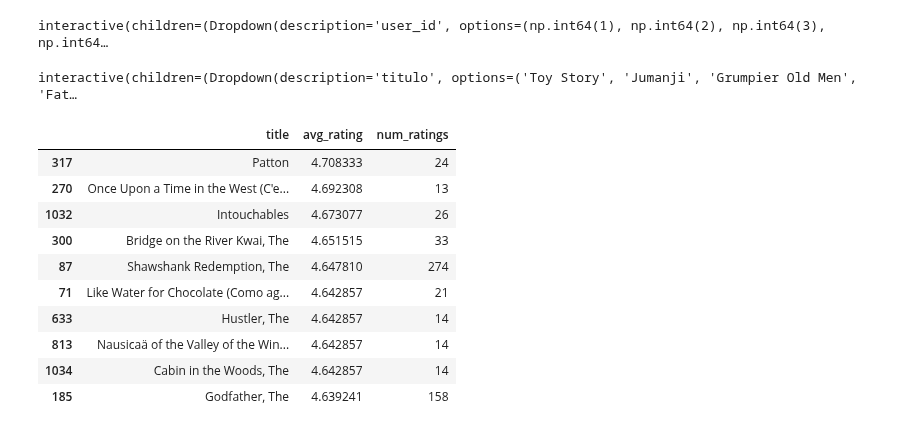
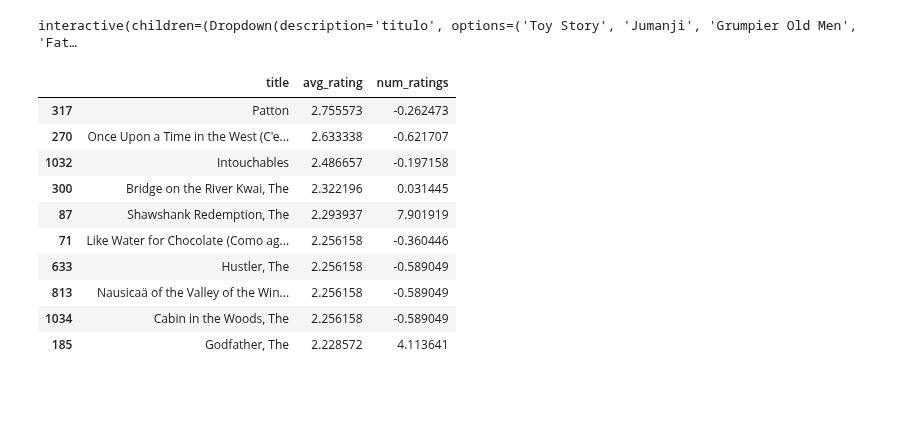
Before and after one commit to ValentinaJimenezTorres/A3_marketing, a Jupyter notebook: c_modelos.ipynb, the cells around one changed output. Cells and saved outputs as stored; diff of their text form; code cells hidden in the pictures; blank space fills up the shorter version.

Commit message:
se actualiza archivo b_exploracion_limpieza y se modifica archivo c_modelos

```diff
--- a/c_modelos.ipynb
+++ b/c_modelos.ipynb
@@ -103,0 +13,18 @@ interactive(children=(Dropdown(description='movie', options=('Toy Story', 'Juman
+# %%
+############################################
+### 2. CARGAR DATOS PREPROCESADOS
+#############################################
+
+# Montar Google Drive
+drive.mount('/content/drive')
+
+# Asegurarse que la carpeta 'salidas' existe en Google Drive
+output_path = '/content/drive/My Drive/cod/A3_marketing/salidas'  # Ajusta esta ruta a la ubicación de tu carpeta
+os.makedirs(output_path, exist_ok=True)
+
+# Cargar datos preprocesados desde Google Drive
+df_scaled = joblib.load(f"{output_path}/df_scaled.joblib")
+
+# Cargar ratings si no los tienes cargados
+ratings_path = '/content/drive/My Drive/cod/A3_marketing/data/ratings.csv'  # Ajusta esta ruta a la ubicación de tu archivo ratings.csv
+ratings = pd.read_csv(ratings_path)
@@ -161,31 +73 @@ def recomendar_por_usuario(user_id, n_recomendaciones=10):
-# %%
-# Crear matriz usuario × película
-ratings_matrix = ratings.pivot_table(index='userId', columns='movieId', values='rating').fillna(0)
-
-# Calcular similitud entre usuarios
-user_similarity = cosine_similarity(ratings_matrix)
-user_similarity_df = pd.DataFrame(user_similarity, index=ratings_matrix.index, columns=ratings_matrix.index)
-
-# Función de recomendación
-def recomendar_por_usuario(user_id):
-    # Películas que ya vio el usuario
-    peliculas_vistas = ratings_matrix.loc[user_id]
-    no_vistas = peliculas_vistas[peliculas_vistas == 0].index
-
-    # Similaridad con otros usuarios
-    similares = user_similarity_df[user_id].drop(user_id)  # excluirse a sí mismo
-
-    # Calcular puntaje ponderado por similitud solo para películas no vistas
-    ponderado = ratings_matrix.loc[similares.index, no_vistas].T.dot(similares)
-    recomendaciones = ponderado.sort_values(ascending=False).head(10)
-
-    # Mostrar títulos
-    return df_peliculas[df_peliculas['movieId'].isin(recomendaciones.index)][['movieId', 'title']].drop_duplicates()
-
-# Interfaz interactiva
-@interact
-def recomendaciones_interactivas(user_id=sorted(ratings['userId'].unique())):
-    display(recomendar_por_usuario(user_id))
-# %% [output]
-interactive(children=(Dropdown(description='user_id', options=(np.int64(1), np.int64(2), np.int64(3), np.int64…
 # %%
@@ -220,24 +100,24 @@ def ver_recomendaciones_contenido(titulo=list(pelicula_dict.keys())):
 # %% [output]
 interactive(children=(Dropdown(description='titulo', options=('Toy Story', 'Jumanji', 'Grumpier Old Men', 'Fat…
 # %%
-#####################################################################
-### 6. SISTEMA DE POPULARIDAD (RECOMENDACIÓN BÁSICA)
-#####################################################################
+#############################################
+### 6. SISTEMA DE POPULARIDAD
+#############################################
+
 def recomendar_populares(df, top_n=10):
     populares = df.sort_values(by=["avg_rating", "num_ratings"], ascending=False)
     return populares[["title", "avg_rating", "num_ratings"]].head(top_n)
 
-# Top 10 peliculas
-recomendar_populares(df_peliculas)
+recomendar_populares(df_scaled)
 # %% [output]
 |  | title | avg_rating | num_ratings |
-| 317 | Patton | 4.708333 | 24 |
-| 270 | Once Upon a Time in the West (C'e... | 4.692308 | 13 |
-| 1032 | Intouchables | 4.673077 | 26 |
-| 300 | Bridge on the River Kwai, The | 4.651515 | 33 |
-| 87 | Shawshank Redemption, The | 4.647810 | 274 |
-| 71 | Like Water for Chocolate (Como ag... | 4.642857 | 21 |
-| 633 | Hustler, The | 4.642857 | 14 |
-| 813 | Nausicaä of the Valley of the Win... | 4.642857 | 14 |
-| 1034 | Cabin in the Woods, The | 4.642857 | 14 |
-| 185 | Godfather, The | 4.639241 | 158 |
+| 317 | Patton | 2.755573 | -0.262473 |
+| 270 | Once Upon a Time in the West (C'e... | 2.633338 | -0.621707 |
+| 1032 | Intouchables | 2.486657 | -0.197158 |
+| 300 | Bridge on the River Kwai, The | 2.322196 | 0.031445 |
+| 87 | Shawshank Redemption, The | 2.293937 | 7.901919 |
+| 71 | Like Water for Chocolate (Como ag... | 2.256158 | -0.360446 |
+| 633 | Hustler, The | 2.256158 | -0.589049 |
+| 813 | Nausicaä of the Valley of the Win... | 2.256158 | -0.589049 |
+| 1034 | Cabin in the Woods, The | 2.256158 | -0.589049 |
+| 185 | Godfather, The | 2.228572 | 4.113641 |
```
Also changed, not shown: parts of 15 cells of this notebook, 2 other files.
